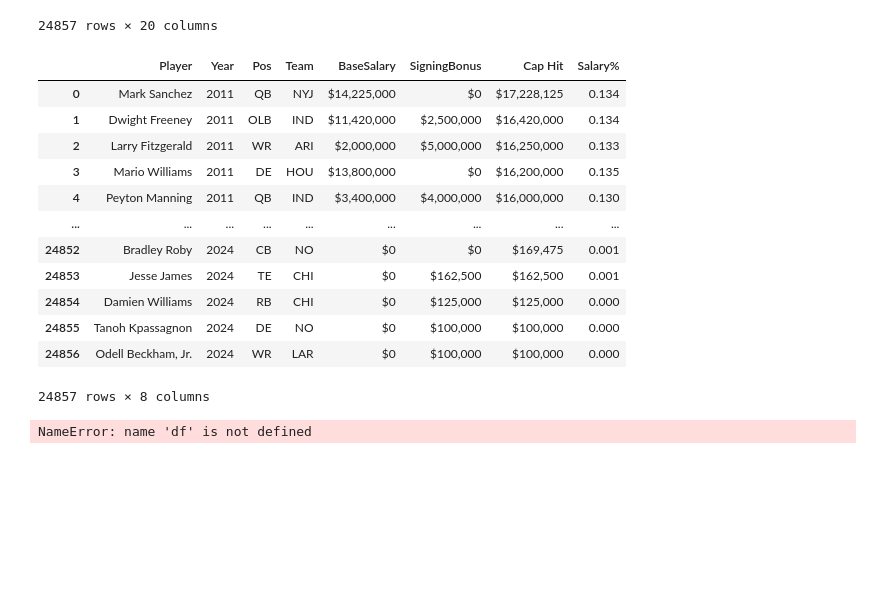
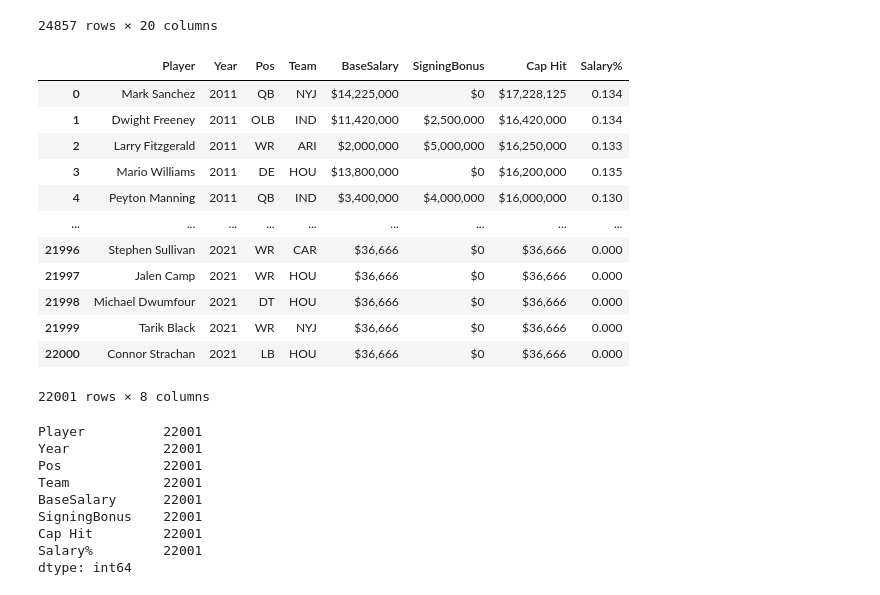
Before and after one commit to leblabac/dain-bramage-final-project, a Jupyter notebook: NFL Financials.ipynb, the cells around one changed output. Cells and saved outputs as stored; diff of their text form; code cells hidden in the pictures; blank space fills up the shorter version.

```diff
--- a/NFL Financials.ipynb
+++ b/NFL Financials.ipynb
@@ -62,22 +62,38 @@ financials_df.isnull()
 24857 rows × 20 columns
 # %%
 # Drop
-financials_df.drop(columns=["Rank","Unnamed: 19","Age", "FA Year", "Sign Year", "Sign Age","Cash","Draft Year","AAV","CONT YR","CONT VALUE","Earnings"])
+financials_df = financials_df.drop(columns=["Rank","Unnamed: 19","Age", "FA Year", "Sign Year", "Sign Age","Cash","Draft Year","AAV","CONT YR","CONT VALUE","Earnings"])
-# %% [output]
-|  | Player | Year | Pos | Team | BaseSalary | SigningBonus | Cap Hit | Salary% |
-| 0 | Mark Sanchez | 2011 | QB | NYJ | $14,225,000 | $0 | $17,228,125 | 0.134 |
-| 1 | Dwight Freeney | 2011 | OLB | IND | $11,420,000 | $2,500,000 | $16,420,000 | 0.134 |
-| 2 | Larry Fitzgerald | 2011 | WR | ARI | $2,000,000 | $5,000,000 | $16,250,000 | 0.133 |
-| 3 | Mario Williams | 2011 | DE | HOU | $13,800,000 | $0 | $16,200,000 | 0.135 |
-| 4 | Peyton Manning | 2011 | QB | IND | $3,400,000 | $4,000,000 | $16,000,000 | 0.130 |
-| ... | ... | ... | ... | ... | ... | ... | ... | ... |
-| 24852 | Bradley Roby | 2024 | CB | NO | $0 | $0 | $169,475 | 0.001 |
-| 24853 | Jesse James | 2024 | TE | CHI | $0 | $162,500 | $162,500 | 0.001 |
-| 24854 | Damien Williams | 2024 | RB | CHI | $0 | $125,000 | $125,000 | 0.000 |
-| 24855 | Tanoh Kpassagnon | 2024 | DE | NO | $0 | $100,000 | $100,000 | 0.000 |
-| 24856 | Odell Beckham, Jr. | 2024 | WR | LAR | $0 | $100,000 | $100,000 | 0.000 |
-24857 rows × 8 columns
 # %%
-financials_df.drop([df.Year >= 2024]
+#define values
+values = [2022, 2023, 2024]
+
+#drop rows that contain any value in the list
+financials_df = financials_df[financials_df.Year.isin(values) == False]
+financials_df
 # %% [output]
+|  | Player | Year | Pos | Team | BaseSalary | SigningBonus | Cap Hit | Salary% |
+| 0 | Mark Sanchez | 2011 | QB | NYJ | $14,225,000 | $0 | $17,228,125 | 0.134 |
+| 1 | Dwight Freeney | 2011 | OLB | IND | $11,420,000 | $2,500,000 | $16,420,000 | 0.134 |
+| 2 | Larry Fitzgerald | 2011 | WR | ARI | $2,000,000 | $5,000,000 | $16,250,000 | 0.133 |
+| 3 | Mario Williams | 2011 | DE | HOU | $13,800,000 | $0 | $16,200,000 | 0.135 |
+| 4 | Peyton Manning | 2011 | QB | IND | $3,400,000 | $4,000,000 | $16,000,000 | 0.130 |
+| ... | ... | ... | ... | ... | ... | ... | ... | ... |
+| 21996 | Stephen Sullivan | 2021 | WR | CAR | $36,666 | $0 | $36,666 | 0.000 |
+| 21997 | Jalen Camp | 2021 | WR | HOU | $36,666 | $0 | $36,666 | 0.000 |
+| 21998 | Michael Dwumfour | 2021 | DT | HOU | $36,666 | $0 | $36,666 | 0.000 |
+| 21999 | Tarik Black | 2021 | WR | NYJ | $36,666 | $0 | $36,666 | 0.000 |
+| 22000 | Connor Strachan | 2021 | LB | HOU | $36,666 | $0 | $36,666 | 0.000 |
-NameError: name 'df' is not defined
+22001 rows × 8 columns
+# %%
+# Determine if there are any missing values in the financial data.
+financials_df.count()
+# %% [output]
+Player          22001
+Year            22001
+Pos             22001
+Team            22001
+BaseSalary      22001
+SigningBonus    22001
+Cap Hit         22001
+Salary%         22001
+dtype: int64
```
Also changed, not shown: parts of 2 cells of this notebook, 2 other files.
